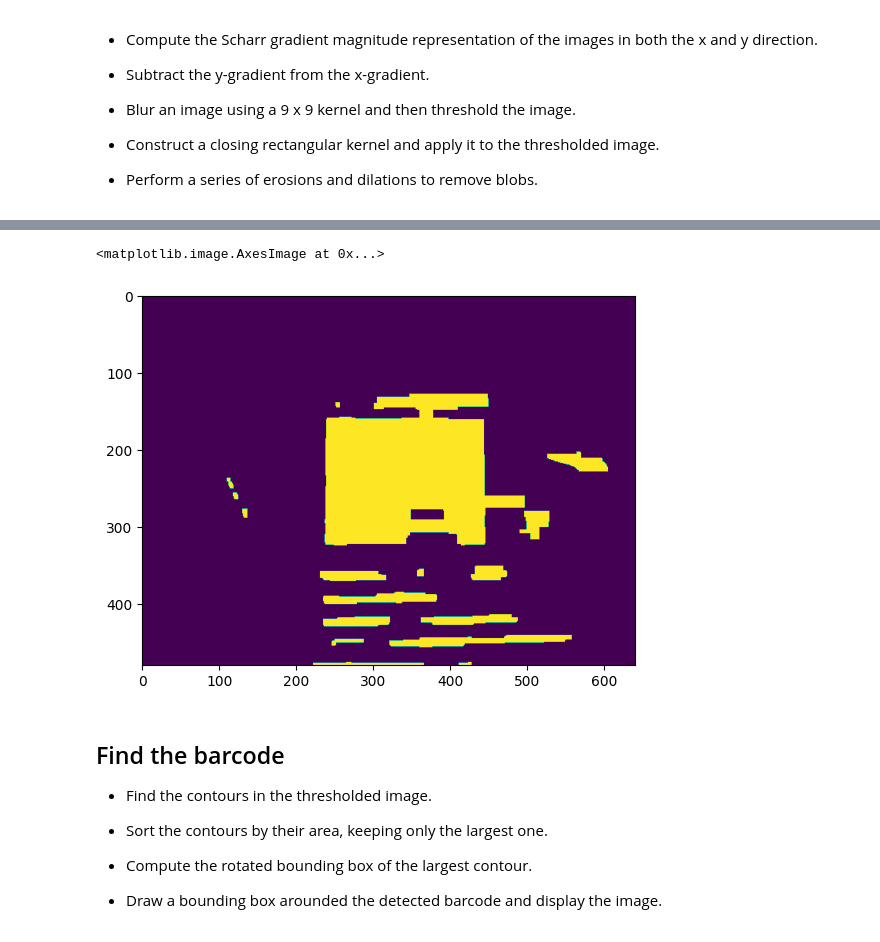
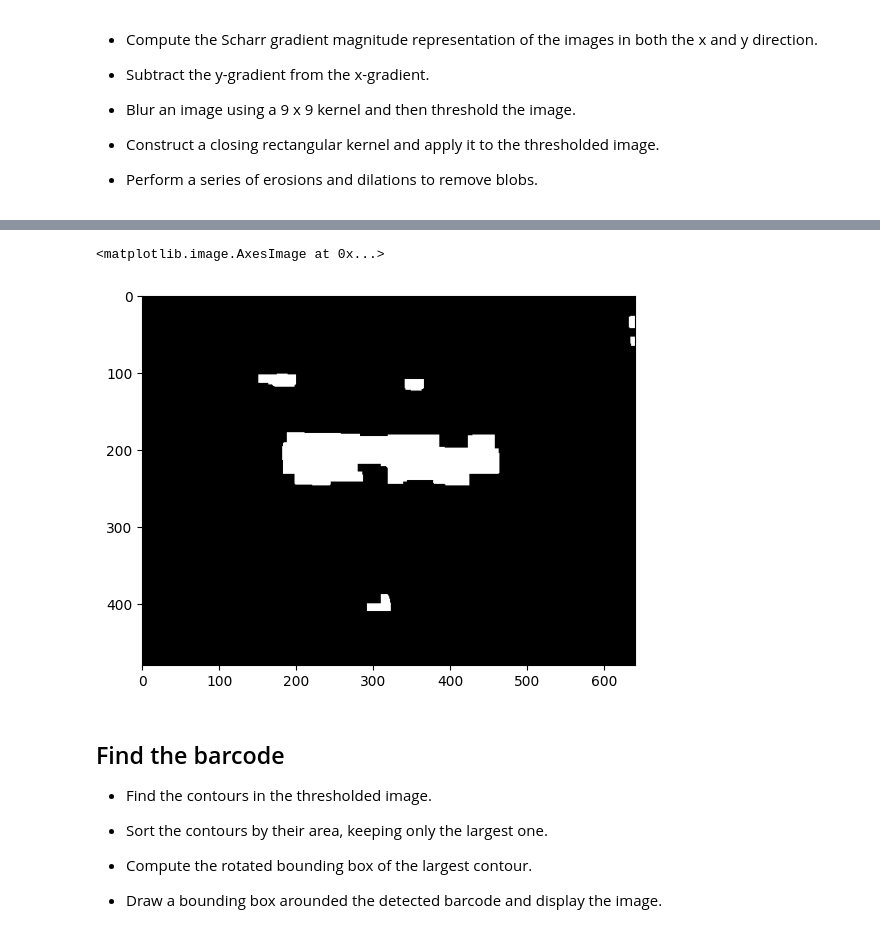
Before and after one commit to Niilsa/studious-winner, a Jupyter notebook: image_final/final_smirnov.ipynb, the cells around one changed output, grey strips where cells are left out. Cells and saved outputs as stored; diff of their text form; code cells hidden in the pictures.

```diff
--- a/image_final/final_smirnov.ipynb
+++ b/image_final/final_smirnov.ipynb
@@ -60,4 +60,4 @@ plt.imshow(thresh)
 # %%
-kernel = cv2.getStructuringElement(cv2.MORPH_RECT, (40, 10))
+kernel = cv2.getStructuringElement(cv2.MORPH_RECT, (30, 10))
 closed = cv2.morphologyEx(thresh, cv2.MORPH_CLOSE, kernel)
 # %%
@@ -68,11 +68,11 @@ plt.imshow(closed)
 # %%
-closed = cv2.erode(closed, None, iterations = 2)
-closed = cv2.dilate(closed, None, iterations = 2)
+closed = cv2.erode(closed, None, iterations = 4)
+closed = cv2.dilate(closed, None, iterations = 4)
 # %%
-plt.imshow(closed)
+plt.imshow(closed, cmap=plt.cm.gray)
 # %% [output]
 <matplotlib.image.AxesImage at 0x...>
-[figure, old version]
+[figure, new version]
 # %% [markdown]
 ## Find the barcode
 
```
Also changed, not shown: parts of 5 cells of this notebook.
